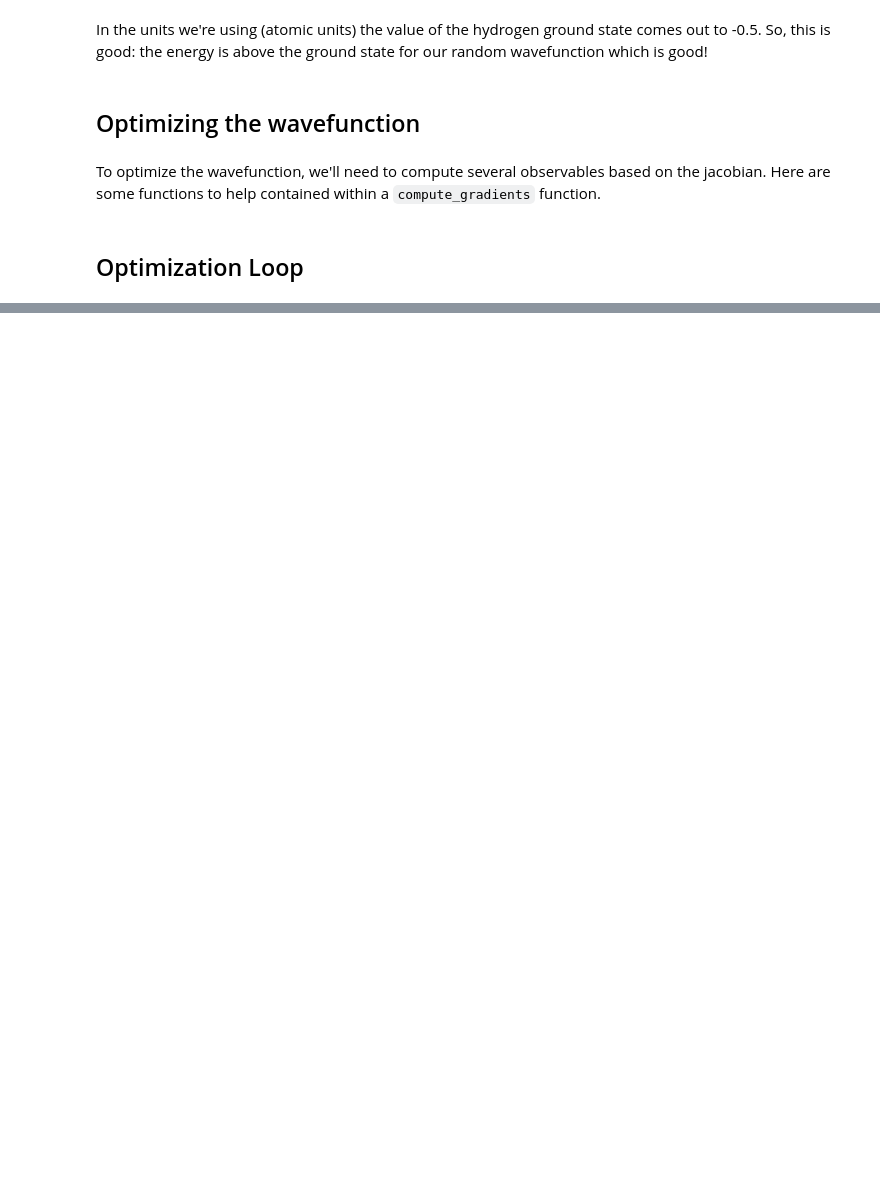
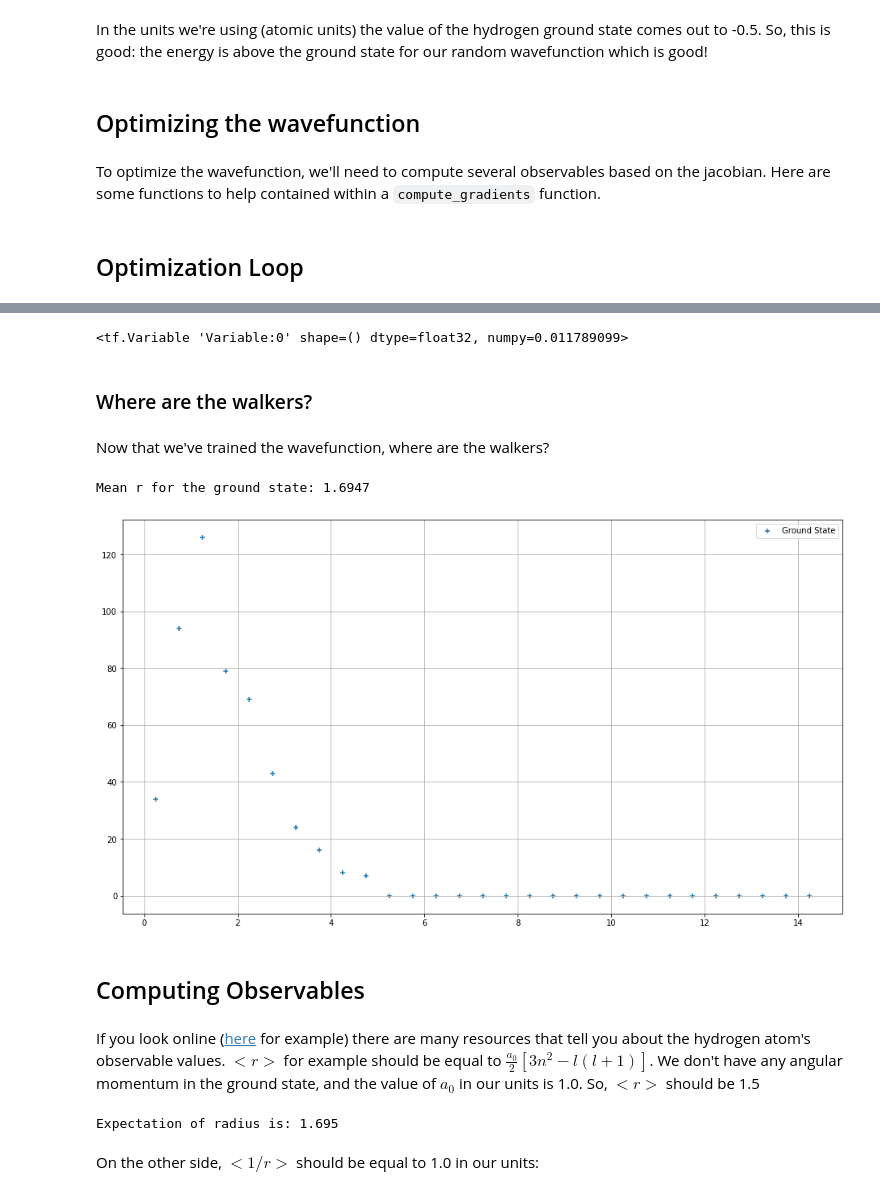
Before and after one commit to Nuclear-Physics-with-Machine-Learning/AI4NP_School, a Jupyter notebook: Hydrogen Atom.ipynb, the cells around one changed output, grey strips where cells are left out. Cells and saved outputs as stored; diff of their text form; code cells hidden in the pictures; blank space fills up the shorter version.

```diff
--- a/Hydrogen Atom.ipynb
+++ b/Hydrogen Atom.ipynb
@@ -674,0 +761,32 @@ What is the mean value of <r> with this wavefunction?
+# %%
+print(ground_state.containment) # (If you load my model, this should be 0.011789099)
+# %% [output]
+<tf.Variable 'Variable:0' shape=() dtype=float32, numpy=0.011789099>
+# %% [markdown]
+### Where are the walkers?
+# %% [markdown]
+Now that we've trained the wavefunction, where are the walkers?
+# %%
+r_ground  = tf.sqrt(tf.reduce_sum(ground_x**2, axis=1))
+
+print(f"Mean r for the ground state: {tf.reduce_mean(r_ground):.4f}")
+
+bins = numpy.arange(0,15,0.5)
+
+ground_hist,  edges = numpy.histogram(r_ground, bins=bins)
+
+bin_centers = 0.5*(edges[1:] + edges[:-1])
+
+
+fig = plt.figure(figsize=(16,9))
+plt.scatter(bin_centers, ground_hist, marker="+", label="Ground State")
+plt.grid(True)
+plt.legend()
+plt.show()
+# %% [output]
+Mean r for the ground state: 1.6947
+[figure, added]
+# %% [markdown]
+## Computing Observables
+# %% [markdown]
+If you look online ([here](http://farside.ph.utexas.edu/teaching/qmech/Quantum/node82.html) for example) there are many resources that tell you about the hydrogen atom's observable values.  $<r>$ for example should be equal to $\frac{a_0}{2} [ 3 n^2 - l(l+1)]$.  We don't have any angular momentum in the ground state, and the value of $a_0$ in our units is 1.0.  So, $<r>$ should be 1.5
@@ -674,0 +807,6 @@ What is the mean value of <r> with this wavefunction?
+# %%
+print(f"Expectation of radius is: {r_accum:.3f}")
+# %% [output]
+Expectation of radius is: 1.695
+# %% [markdown]
+On the other side, $<1/r>$ should be equal to 1.0 in our units:
```
Also changed, not shown: parts of 29 cells of this notebook, 7 other files.
